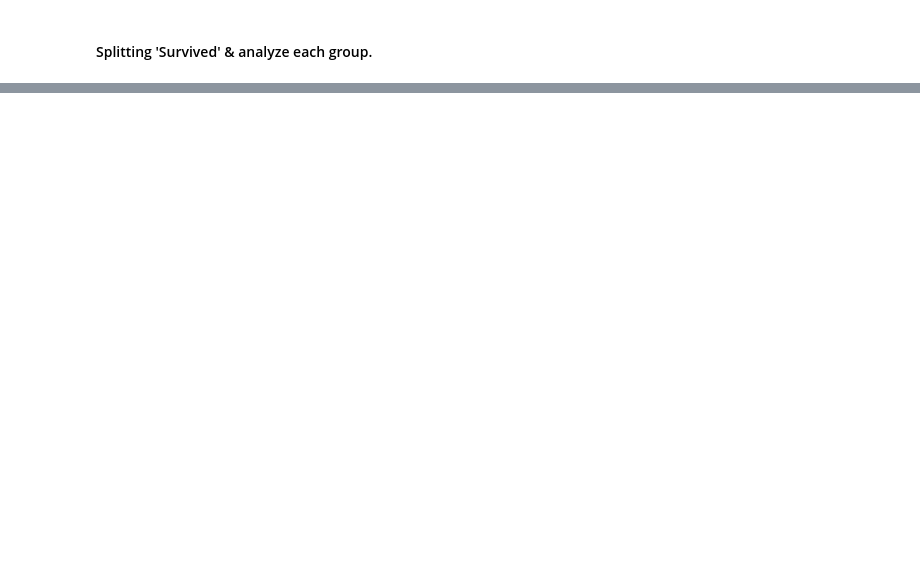
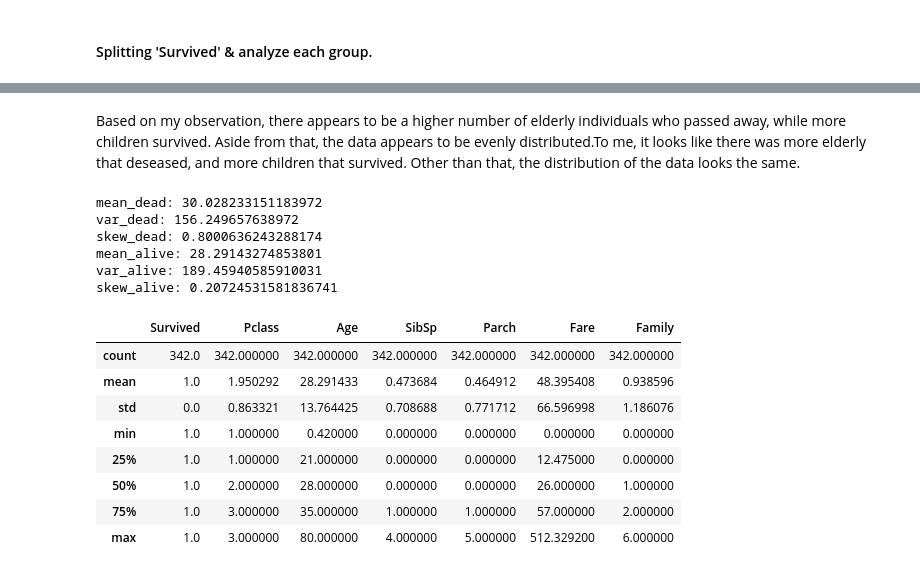
Before and after one commit to SeanMarcusJensen/Exam_DataScience, a Jupyter notebook: Notebook.ipynb, the cells around one changed output, grey strips where cells are left out. Cells and saved outputs as stored; diff of their text form; code cells hidden in the pictures; blank space fills up the shorter version.

```diff
--- a/Notebook.ipynb
+++ b/Notebook.ipynb
@@ -228 +179,40 @@ did_not_survive_df = dataframe[dataframe['Survived'] == 0]
+# %% [markdown]
+Based on my observation, there appears to be a higher number of elderly individuals who passed away, while more children survived. Aside from that, the data appears to be evenly distributed.To me, it looks like there was more elderly that deseased, and more children that survived. Other than that, the distribution of the data looks the same.
+# %%
+print('mean_dead:', dead['Age'].mean())
+print('var_dead:', dead['Age'].var())
+print('skew_dead:', dead['Age'].skew())
+
+print('mean_alive:', alive['Age'].mean())
+print('var_alive:', alive['Age'].var())
+print('skew_alive:', alive['Age'].skew())
+# %% [output]
+mean_dead: 30.028233151183972
+var_dead: 156.249657638972
+skew_dead: 0.8000636243288174
+mean_alive: 28.29143274853801
+var_alive: 189.45940585910031
+skew_alive: 0.20724531581836741
+# %%
+survived_age = alive['Age']
+survived_sex = alive['Sex']
+survived_fare = alive['Fare']
+survived_pclass = alive['Pclass']
+
+not_survived_age = dead['Age']
+not_survived_sex = dead['Sex']
+not_survived_fare = dead['Fare']
+not_survived_pclass = dead['Pclass']
+
+alive.describe()
+# %% [output]
+|  | Survived | Pclass | Age | SibSp | Parch | Fare | Family |
+| count | 342.0 | 342.000000 | 342.000000 | 342.000000 | 342.000000 | 342.000000 | 342.000000 |
+| mean | 1.0 | 1.950292 | 28.291433 | 0.473684 | 0.464912 | 48.395408 | 0.938596 |
+| std | 0.0 | 0.863321 | 13.764425 | 0.708688 | 0.771712 | 66.596998 | 1.186076 |
+| min | 1.0 | 1.000000 | 0.420000 | 0.000000 | 0.000000 | 0.000000 | 0.000000 |
+| 25% | 1.0 | 1.000000 | 21.000000 | 0.000000 | 0.000000 | 12.475000 | 0.000000 |
+| 50% | 1.0 | 2.000000 | 28.000000 | 0.000000 | 0.000000 | 26.000000 | 1.000000 |
+| 75% | 1.0 | 3.000000 | 35.000000 | 1.000000 | 1.000000 | 57.000000 | 2.000000 |
+| max | 1.0 | 3.000000 | 80.000000 | 4.000000 | 5.000000 | 512.329200 | 6.000000 |
 # %%
```
Also changed, not shown: parts of 24 cells of this notebook, 1 other file.
